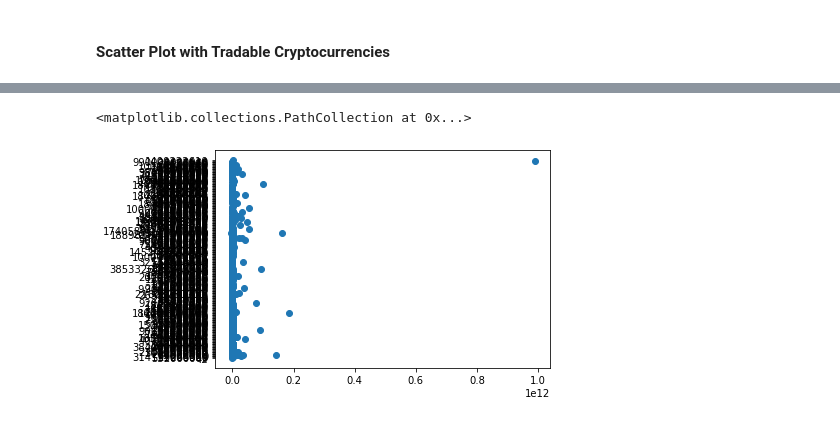
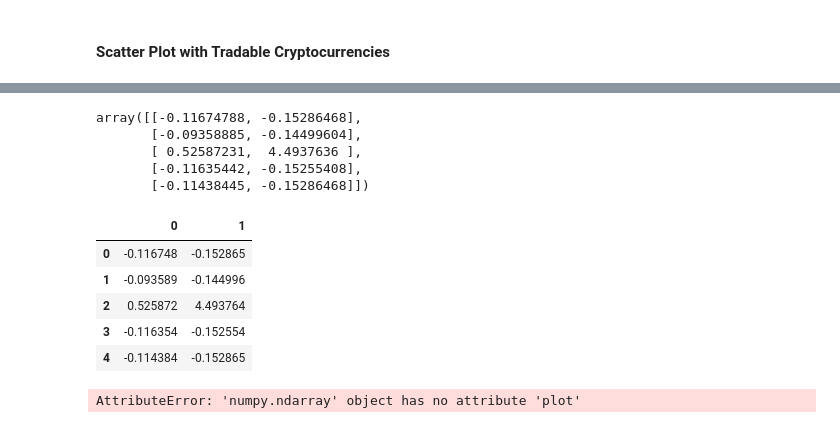
Before and after one commit to aalfiler/Clustering_Crypto, a Jupyter notebook: Code/crypto_clustering.ipynb, the cells around one changed output, grey strips where cells are left out. Drawn from its saved outputs; the diff is of its cells as text; code cells hidden in the pictures.

```diff
--- a/Code/crypto_clustering.ipynb
+++ b/Code/crypto_clustering.ipynb
@@ -343,9 +385,34 @@ fig.show()
+# %%
+tradable_cryptos = data_scaler.transform(tradable_cryptos)
+tradable_cryptos[:5]
+# %% [output]
+array([[-0.11674788, -0.15286468],
+       [-0.09358885, -0.14499604],
+       [ 0.52587231,  4.4937636 ],
+       [-0.11635442, -0.15255408],
+       [-0.11438445, -0.15286468]])
+# %%
+tradable_cryptos = pd.DataFrame(
+    data=tradable_cryptos)
+tradable_cryptos.head()
+# %% [output]
+|  | 0 | 1 |
+| 0 | -0.116748 | -0.152865 |
+| 1 | -0.093589 | -0.144996 |
+| 2 | 0.525872 | 4.493764 |
+| 3 | -0.116354 | -0.152554 |
+| 4 | -0.114384 | -0.152865 |
 # %%
 # Plot the scatter with x="TotalCoinsMined" and y="TotalCoinSupply"
-import matplotlib.pyplot as plt
-x = clustered_df["TotalCoinsMined"]
-y = clustered_df["TotalCoinSupply"]
-plt.scatter(x, y)
+tradable_cryptos.hvplot.scatter(
+    title="Crypto Supply",
+    x="TotalCoinsMined",
+    y="TotalCoinSupply",
+    xlabel="Coin Mined",
+    ylabel="Coin Supply",
+    hover_cols=["CoinName"],
+    width=1000,
+    height=500,
+)
 # %% [output]
-<matplotlib.collections.PathCollection at 0x...>
+AttributeError: 'numpy.ndarray' object has no attribute 'plot'
-[figure, removed]
```
Also changed, not shown: parts of 13 cells of this notebook.
